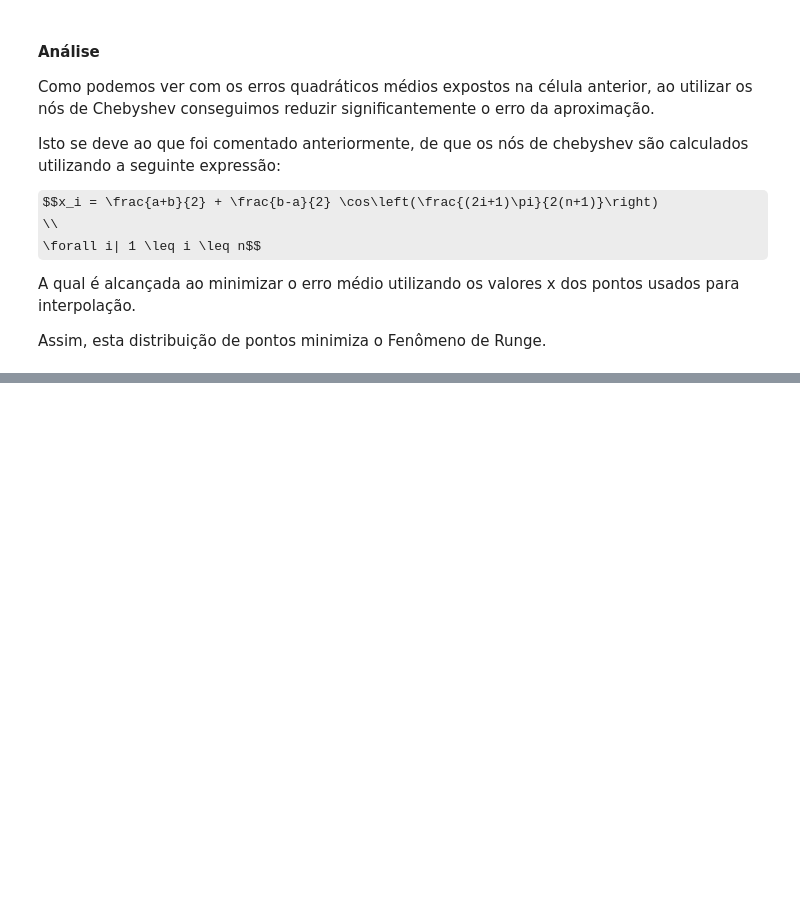
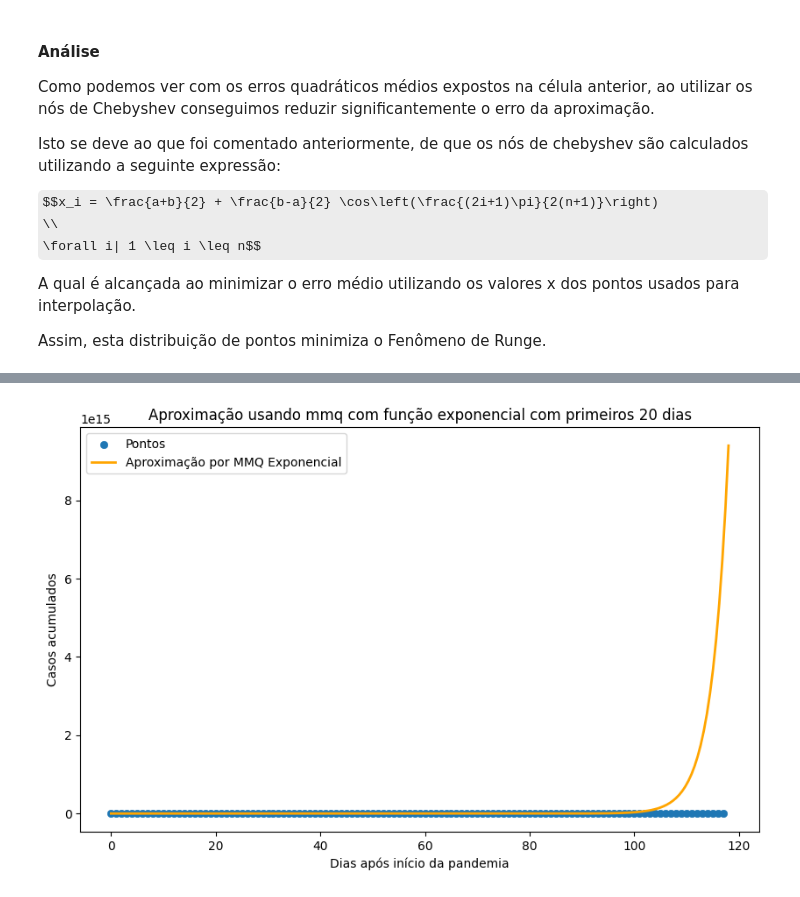
Before and after one commit to clr-cera/CalcNum, a Jupyter notebook: projeto_final.ipynb, the cells around one changed output, grey strips where cells are left out. Saved outputs shown, nothing was run; the diff lists cells and outputs as text; code cells hidden in the pictures; some formulas as TeX source; blank space fills up the shorter version.

```diff
--- a/projeto_final.ipynb
+++ b/projeto_final.ipynb
@@ -500,0 +670,11 @@ Assim, esta distribuição de pontos minimiza o Fenômeno de Runge.
+# %%
+plt.figure(figsize=(10,6),facecolor='white')
+plt.title(f'Aproximação usando mmq com função exponencial com primeiros 20 dias')
+plt.xlabel('Dias após início da pandemia')
+plt.ylabel('Casos acumulados')
+plt.scatter(xiorig,yiorig,label = 'Pontos',linewidth = 0.5)
+plt.plot(xs,ymmqexp,label = 'Aproximação por MMQ Exponencial',linewidth = 2, color='orange')
+plt.legend()
+plt.show()
+# %% [output]
+[figure, added]
```
Also changed, not shown: parts of 25 cells of this notebook, 1 other file.
